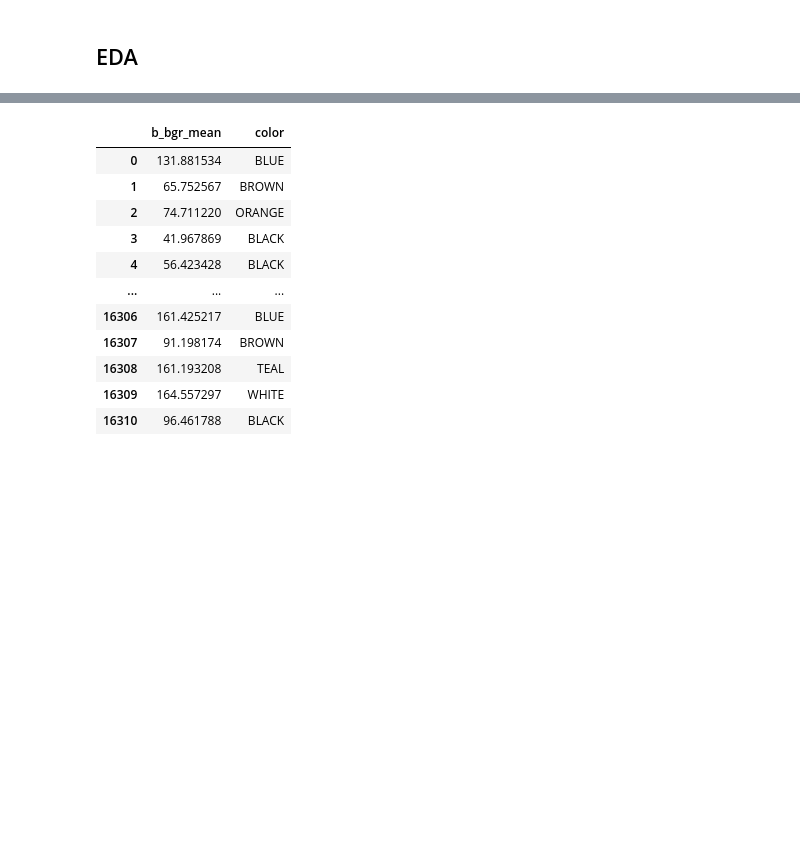
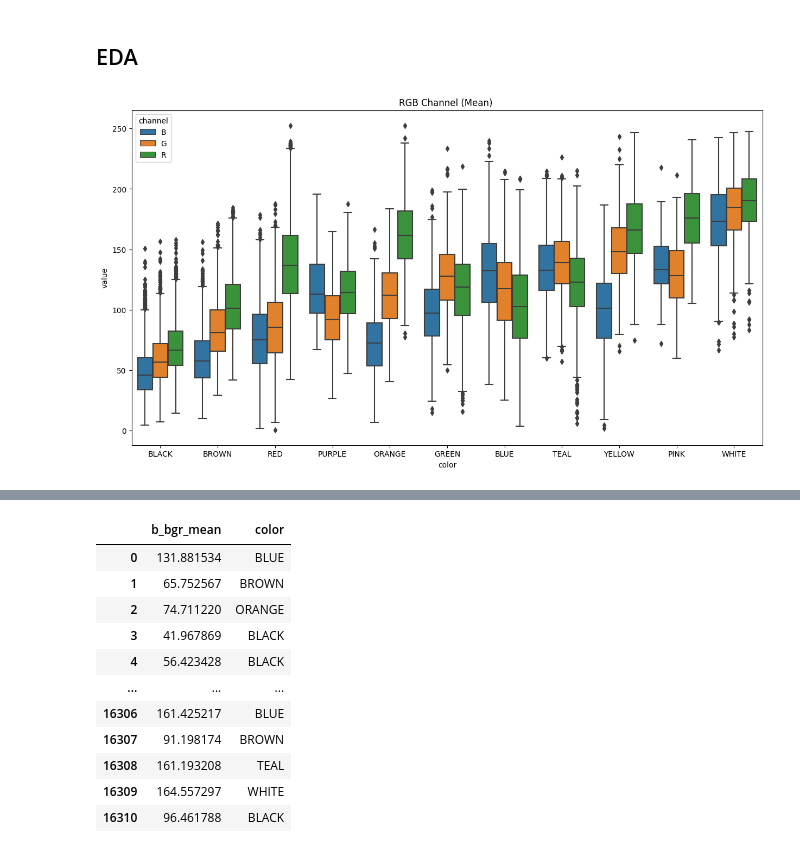
Before and after one commit to alejomaar/google-arts-and-culture, a Jupyter notebook: notebooks/03-eda.ipynb, the cells around one changed output, grey strips where cells are left out. Cells and saved outputs as stored; diff of their text form; code cells hidden in the pictures; blank space fills up the shorter version.

```diff
--- a/notebooks/03-eda.ipynb
+++ b/notebooks/03-eda.ipynb
@@ -60,3 +63,15 @@ dtype: int64
 Non null values :)
 # %% [markdown]
 ## EDA
+# %%
+def boxplot(df,channels:list[str],title='title'):
+    df_by_channels = pd.melt(df, id_vars='color', value_vars=channels,var_name='channel')
+    df_by_channels['channel'] = df_by_channels['channel'].str[0:1].str.capitalize()
+    myorder =df_by_channels.groupby(by=["color"]).median().reset_index().sort_values(by='value')['color']
+    plt.figure(figsize=(15, 8))
+    plt.title(title)
+    sns.boxplot(data=df_by_channels, x="color", y="value", hue='channel',order=myorder)
+# %%
+boxplot(df,['b_bgr_mean','g_bgr_mean','r_bgr_mean'],'RGB Channel (Mean) ')
+# %% [output]
+[figure, added]
```
Also changed, not shown: parts of 3 cells of this notebook, 2 other files.
